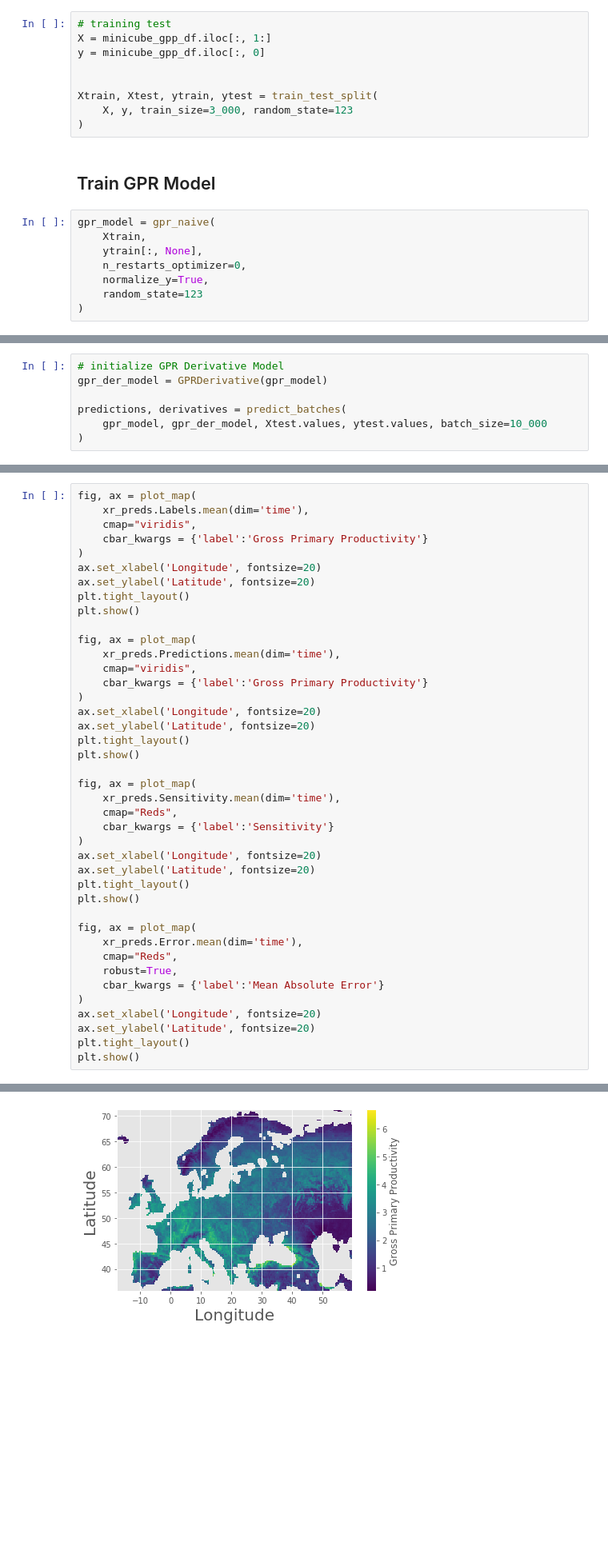
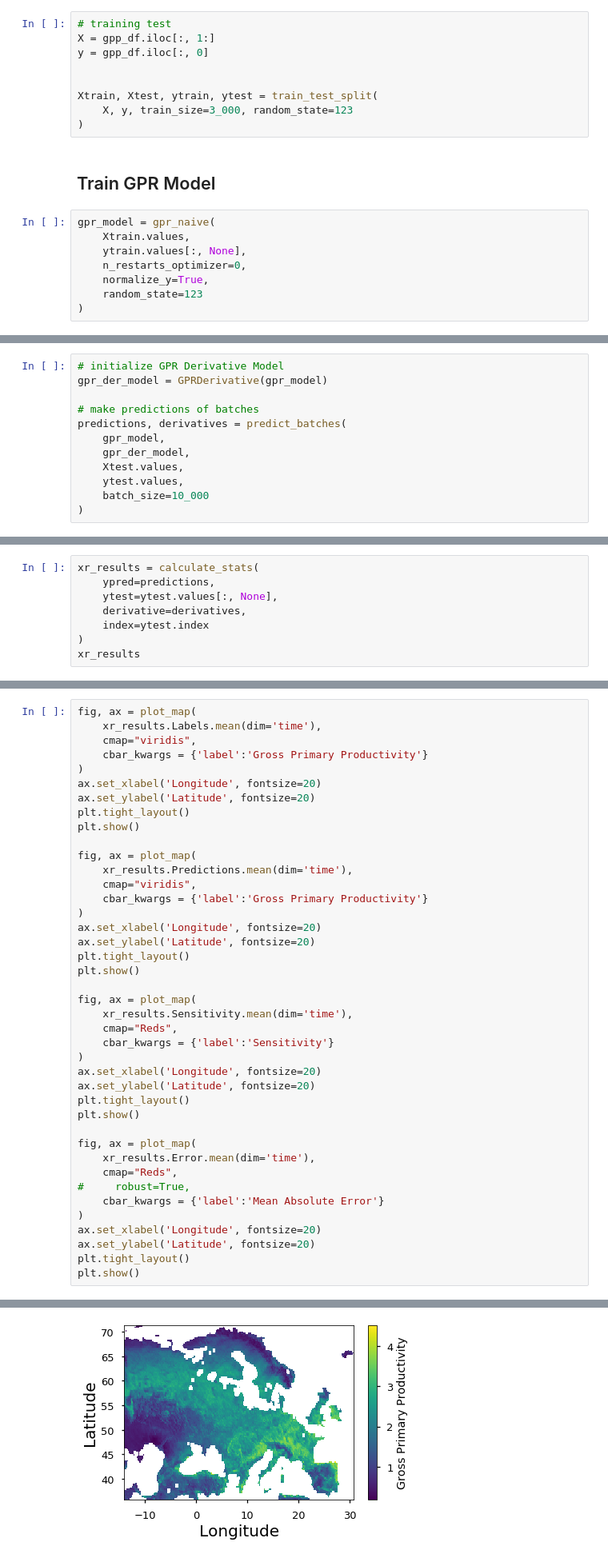
Before and after one commit to IPL-UV/sakame, a Jupyter notebook: notebooks/regression/esdc_application/1.0_walkthrough.ipynb, the cells around one changed output, grey strips where cells are left out. Shown at 80% size. Drawn from its saved outputs; the diff is of its cells as text; blank space fills up the shorter version.

```diff
--- a/notebooks/regression/esdc_application/1.0_walkthrough.ipynb
+++ b/notebooks/regression/esdc_application/1.0_walkthrough.ipynb
@@ -151,7 +151,7 @@ minicube_gpp_df.head()
 # %%
 # training test
-X = minicube_gpp_df.iloc[:, 1:]
-y = minicube_gpp_df.iloc[:, 0]
+X = gpp_df.iloc[:, 1:]
+y = gpp_df.iloc[:, 0]
 
 
 Xtrain, Xtest, ytrain, ytest = train_test_split(
@@ -161,8 +161,8 @@ Xtrain, Xtest, ytrain, ytest = train_test_split(
 ## Train GPR Model
 # %%
 gpr_model = gpr_naive(
-    Xtrain,
-    ytrain[:, None],
+    Xtrain.values,
+    ytrain.values[:, None],
     n_restarts_optimizer=0,
     normalize_y=True,
     random_state=123
@@ -177,6 +175,11 @@ from src.models.regression import predict_batches
 # initialize GPR Derivative Model
 gpr_der_model = GPRDerivative(gpr_model)
 
+# make predictions of batches
 predictions, derivatives = predict_batches(
-    gpr_model, gpr_der_model, Xtest.values, ytest.values, batch_size=10_000
+    gpr_model,
+    gpr_der_model,
+    Xtest.values,
+    ytest.values,
+    batch_size=10_000
 )
@@ -230,0 +190,8 @@ Data variables:
+# %%
+xr_results = calculate_stats(
+    ypred=predictions,
+    ytest=ytest.values[:, None],
+    derivative=derivatives,
+    index=ytest.index
+)
+xr_results
@@ -232,7 +215,7 @@ Data variables:
 ## Plots
 # %%
 fig, ax = plot_map(
-    xr_preds.Labels.mean(dim='time'),
+    xr_results.Labels.mean(dim='time'),
     cmap="viridis",
     cbar_kwargs = {'label':'Gross Primary Productivity'}
 )
@@ -242,7 +225,7 @@ plt.tight_layout()
 plt.show()
 
 fig, ax = plot_map(
-    xr_preds.Predictions.mean(dim='time'),
+    xr_results.Predictions.mean(dim='time'),
     cmap="viridis",
     cbar_kwargs = {'label':'Gross Primary Productivity'}
 )
@@ -252,7 +235,7 @@ plt.tight_layout()
 plt.show()
 
 fig, ax = plot_map(
-    xr_preds.Sensitivity.mean(dim='time'),
+    xr_results.Sensitivity.mean(dim='time'),
     cmap="Reds",
     cbar_kwargs = {'label':'Sensitivity'}
 )
@@ -262,9 +245,9 @@ plt.tight_layout()
 plt.show()
 
 fig, ax = plot_map(
-    xr_preds.Error.mean(dim='time'),
+    xr_results.Error.mean(dim='time'),
     cmap="Reds",
-    robust=True,
+#     robust=True,
     cbar_kwargs = {'label':'Mean Absolute Error'}
 )
 ax.set_xlabel('Longitude', fontsize=20)
@@ -276 +259 @@ plt.show()
-[figure, old version]
+[figure, new version]
```
Also changed, not shown: parts of 18 cells of this notebook, 4 other files.
